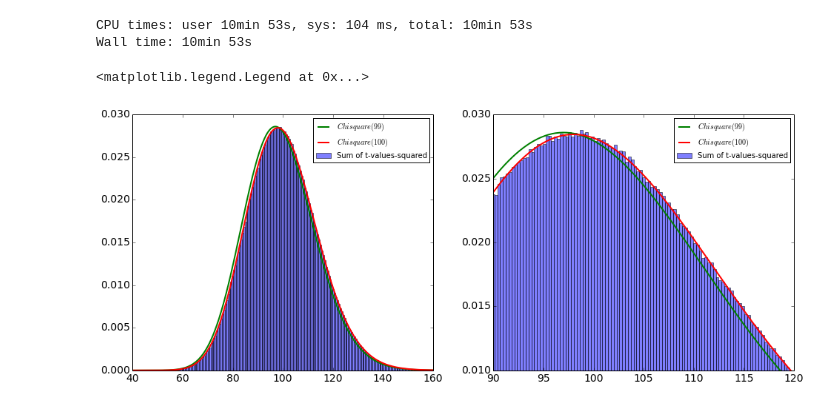
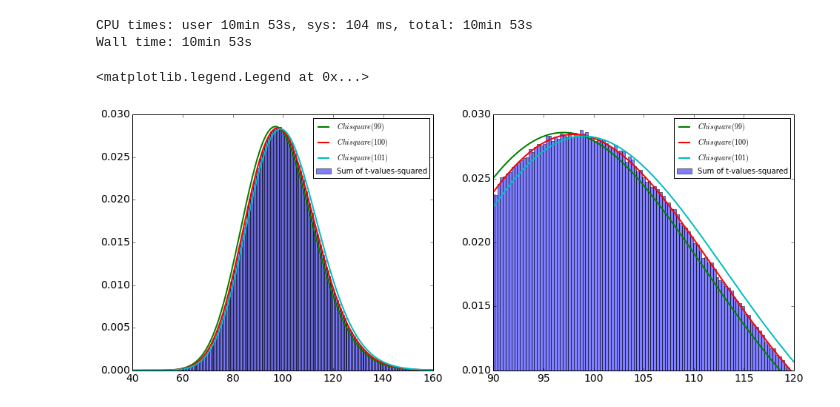
Before and after one commit to ronaldokun/Scientific-Computing, a Jupyter notebook: Nick Wilson 03-26-14 Segment 24.ipynb, the cells around one changed output. Cells and saved outputs as stored; diff of their text form; code cells hidden in the pictures.

```diff
--- a/Nick Wilson 03-26-14 Segment 24.ipynb
+++ b/Nick Wilson 03-26-14 Segment 24.ipynb
@@ -83,20 +83,22 @@ Wall time: 10min 53s
 # %%
 fig, (ax1, ax2) = plt.subplots(1, 2, figsize=(16, 6))
 xmin, xmax = 40, 160
 x = np.linspace(xmin, xmax, num=1000)
 
 ax1.hist(vals, bins=250, label='Sum of t-values-squared', normed=True, alpha=0.5)
 ax1.plot(x, scipy.stats.chi2(99).pdf(x),  label='$Chisquare(99)$', linewidth=2)
 ax1.plot(x, scipy.stats.chi2(100).pdf(x), label='$Chisquare(100)$', linewidth=2)
+ax1.plot(x, scipy.stats.chi2(101).pdf(x), label='$Chisquare(101)$', linewidth=2)
 ax1.set_xlim(xmin, xmax)
 ax1.legend(prop={'size': 10})
 
 ax2.hist(vals, bins=500, label='Sum of t-values-squared', normed=True, alpha=0.5)
 ax2.plot(x, scipy.stats.chi2(99).pdf(x),  label='$Chisquare(99)$', linewidth=2)
 ax2.plot(x, scipy.stats.chi2(100).pdf(x), label='$Chisquare(100)$', linewidth=2)
+ax2.plot(x, scipy.stats.chi2(101).pdf(x), label='$Chisquare(101)$', linewidth=2)
 ax2.set_xlim(90, 120)
 ax2.set_ylim(0.01, 0.03)
 ax2.legend(prop={'size': 10})
 # %% [output]
 <matplotlib.legend.Legend at 0x...>
-[figure, old version]
+[figure, new version]
```
